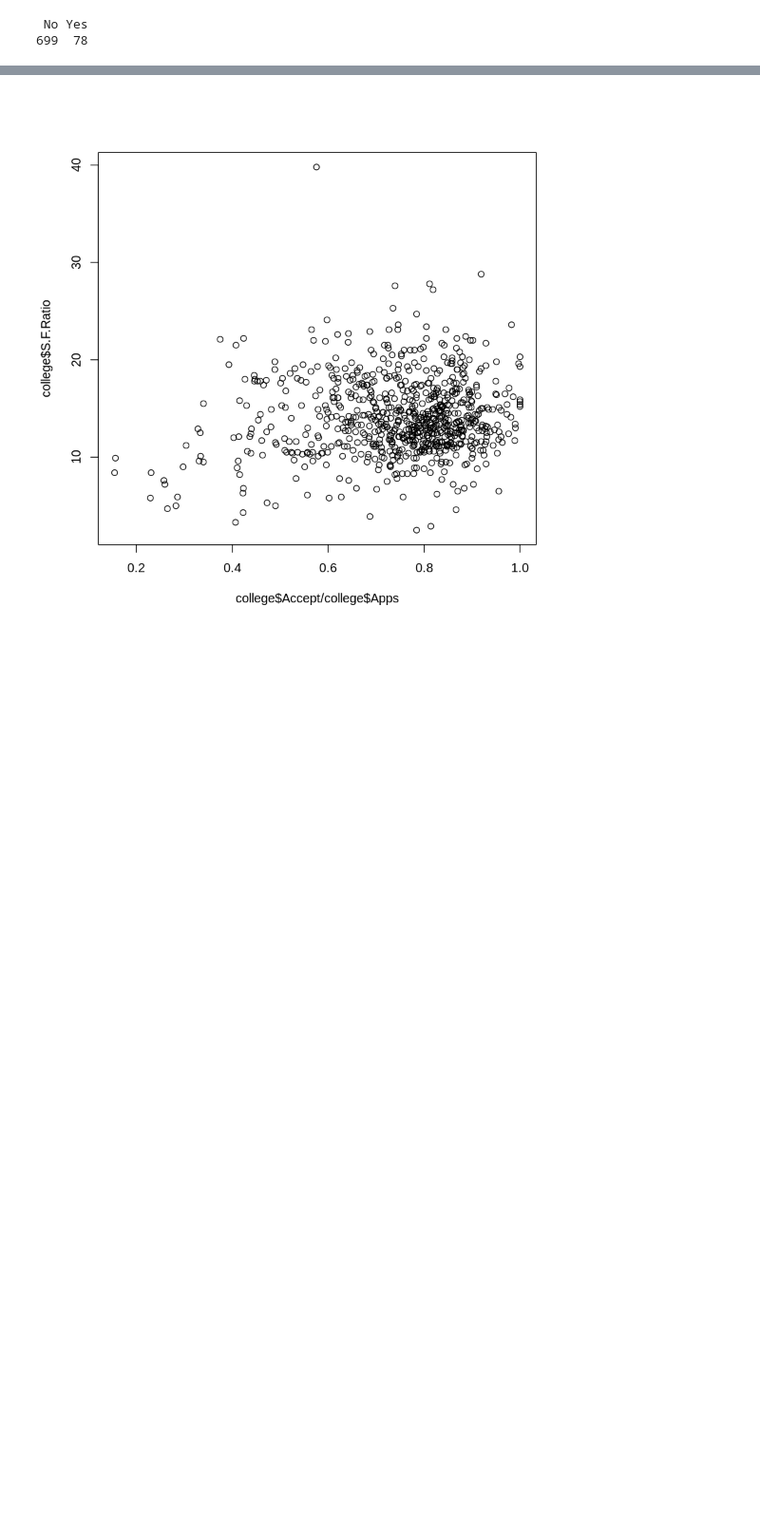
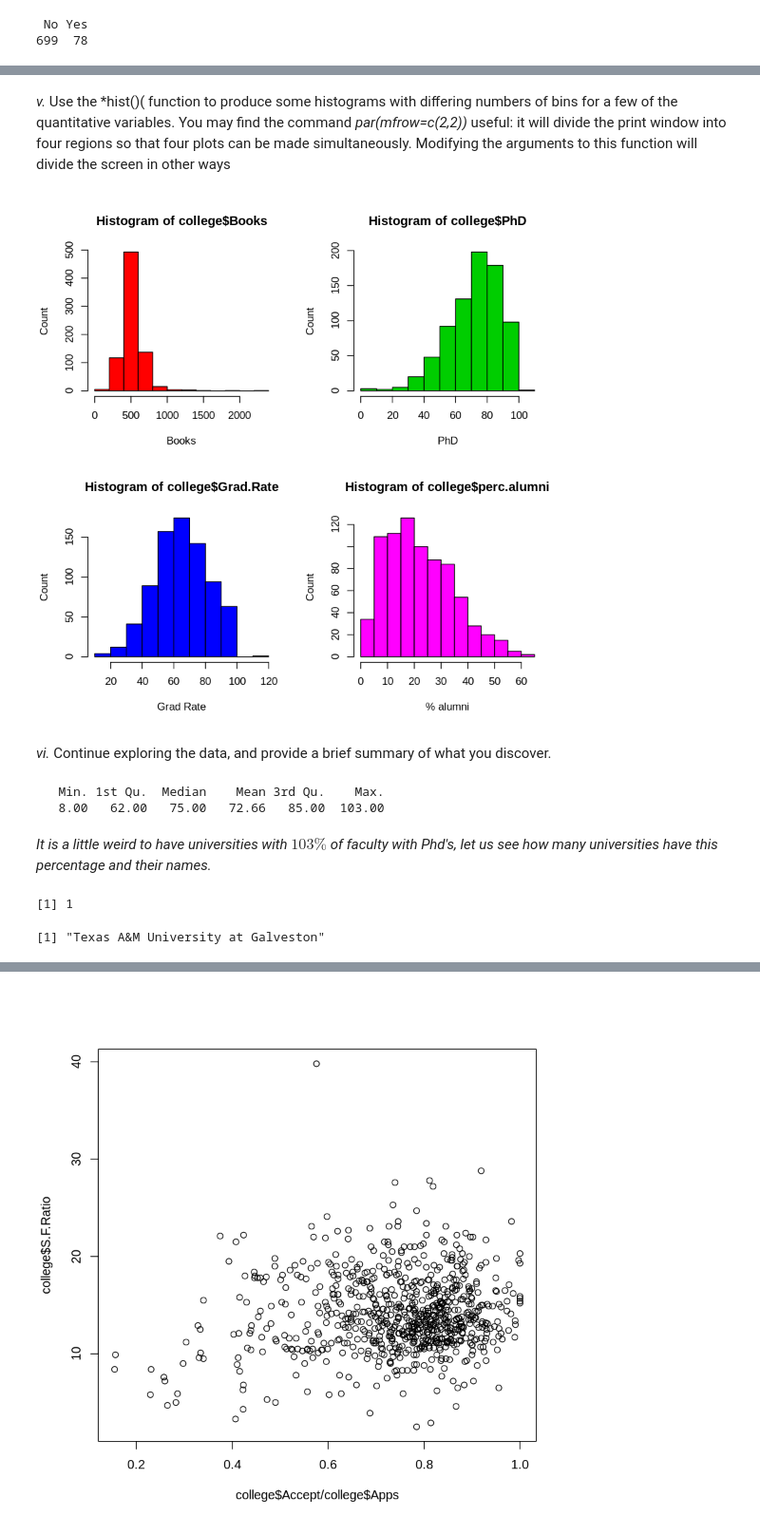
Before and after one commit to jagin/isl-notebooks, a Jupyter notebook: notebooks/R/2 Statistical Learning/2.4 Exercises.ipynb, the cells around one changed output, grey strips where cells are left out. Shown at 95% size. Cells and saved outputs as stored; diff of their text form; code cells hidden in the pictures; blank space fills up the shorter version.

```diff
--- a/notebooks/R/2 Statistical Learning/2.4 Exercises - Applied.ipynb
+++ b/notebooks/R/2 Statistical Learning/2.4 Exercises.ipynb
@@ -106,2 +280,30 @@ hist(college$Expend, breaks=100)
+# %% [markdown]
+*v.* Use the *hist()( function to produce some histograms with diﬀering numbers of bins for a few of the quantitative variables. You may ﬁnd the command *par(mfrow=c(2,2))* useful: it will divide the print window into four regions so that four plots can be made simultaneously. Modifying the arguments to this function will divide the screen in other ways
+# %%
+par(mfrow = c(2,2))
+hist(college$Books, col = 2, xlab = "Books", ylab = "Count")
+hist(college$PhD, col = 3, xlab = "PhD", ylab = "Count")
+hist(college$Grad.Rate, col = 4, xlab = "Grad Rate", ylab = "Count")
+hist(college$perc.alumni, col = 6, xlab = "% alumni", ylab = "Count")
+# %% [output]
+[figure, added]
+# %% [markdown]
+*vi.* Continue exploring the data, and provide a brief summary of what you discover.
+# %%
+summary(college$PhD)
+# %% [output]
+   Min. 1st Qu.  Median    Mean 3rd Qu.    Max.
+   8.00   62.00   75.00   72.66   85.00  103.00
+# %% [markdown]
+*It is a little weird to have universities with $103\%$ of faculty with Phd's, let us see how many universities have this percentage and their names.*
+# %%
+weird.phd = college[college$PhD == 103, ]
+nrow(weird.phd)
+# %% [output]
+[1] 1
+# %%
+rownames(weird.phd)
+# %% [output]
+[1] "Texas A&M University at Galveston"
 # %%
 par(mfrow=c(1,1))
```
Also changed, not shown: parts of 132 cells of this notebook, 7 other files.
